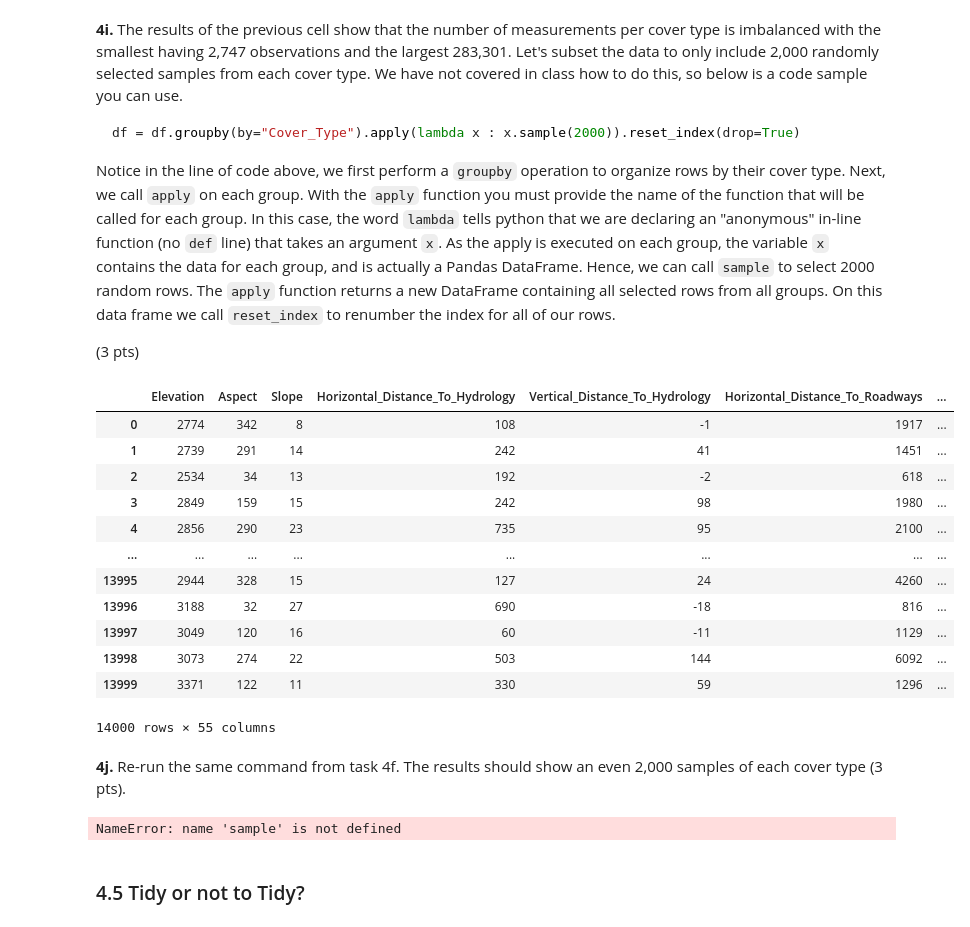
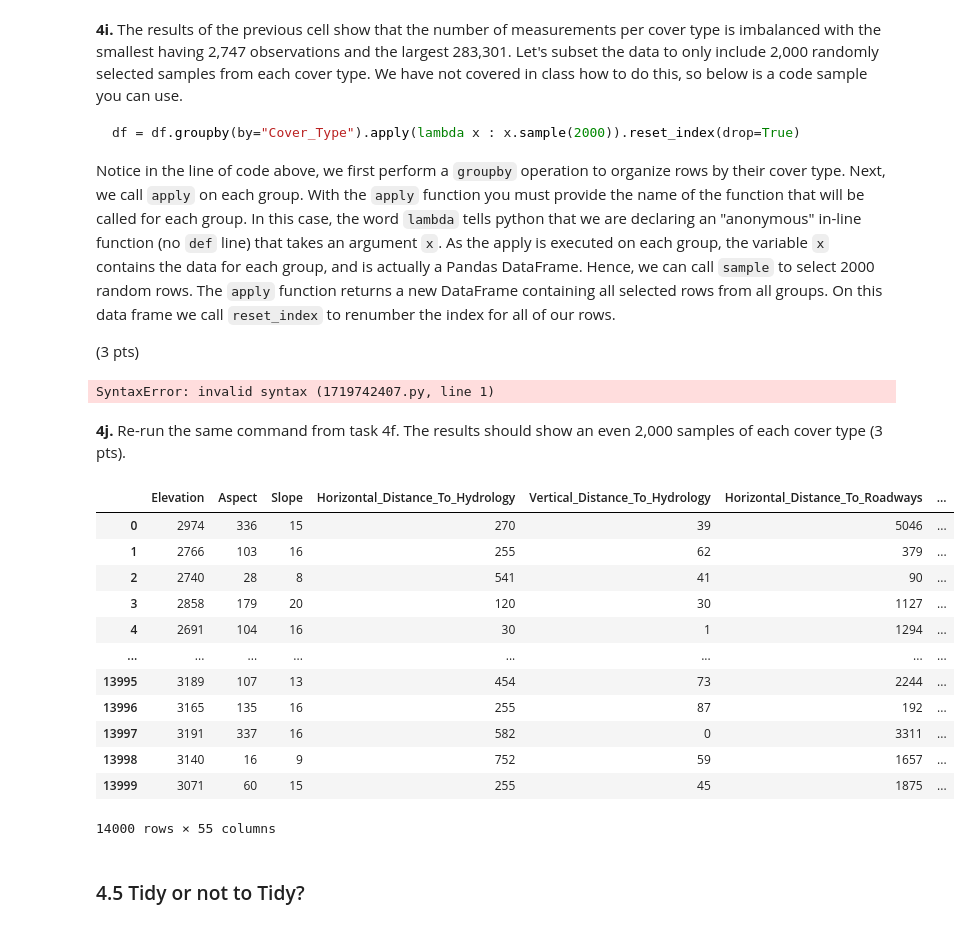
Before and after one commit to christopherbenedict/Data-Analytics-With-Python, a Jupyter notebook: Module2-Data_Analytics/project/P02-Unit_Project.ipynb, the cells around one changed output. Saved outputs shown, nothing was run; the diff lists cells and outputs as text; code cells hidden in the pictures.

```diff
--- a/Module2-Data_Analytics/project/P02-Unit_Project.ipynb
+++ b/Module2-Data_Analytics/project/P02-Unit_Project.ipynb
@@ -366,29 +366,29 @@ Notice in the line of code above, we first perform a `groupby` operation to orga
 
 (3 pts)
 # %%
-cov_df = cov_df.groupby(by="Cover_Type").apply(lambda x : x.sample(2000)).reset_index(drop=True)
+cov_df = cov_df.groupby(by="Cover_Type").apply(size x : x.sample(2000)).reset_index(drop=True)
 cov_df
 # %% [output]
-|  | Elevation | Aspect | Slope | Horizontal_Distance_To_Hydrology | Vertical_Distance_To_Hydrology | Horizontal_Distance_To_Roadways | ... |
-| 0 | 2774 | 342 | 8 | 108 | -1 | 1917 | ... |
-| 1 | 2739 | 291 | 14 | 242 | 41 | 1451 | ... |
-| 2 | 2534 | 34 | 13 | 192 | -2 | 618 | ... |
-| 3 | 2849 | 159 | 15 | 242 | 98 | 1980 | ... |
-| 4 | 2856 | 290 | 23 | 735 | 95 | 2100 | ... |
-| ... | ... | ... | ... | ... | ... | ... | ... |
-| 13995 | 2944 | 328 | 15 | 127 | 24 | 4260 | ... |
-| 13996 | 3188 | 32 | 27 | 690 | -18 | 816 | ... |
-| 13997 | 3049 | 120 | 16 | 60 | -11 | 1129 | ... |
-| 13998 | 3073 | 274 | 22 | 503 | 144 | 6092 | ... |
-| 13999 | 3371 | 122 | 11 | 330 | 59 | 1296 | ... |
-14000 rows × 55 columns
+SyntaxError: invalid syntax (1719742407.py, line 1)
 # %% [markdown]
 **4j.** Re-run the same command from task 4f. The results should show an even 2,000 samples of each cover type (3 pts).
 # %%
-cov_df = cov_df.groupby(by="Cover_Type").apply(sample(2000)).reset_index(drop=True)
+cov_df = cov_df.groupby(by="Cover_Type").apply(lambda x: x.sample(2000)).reset_index(drop=True)
 cov_df
 # %% [output]
+|  | Elevation | Aspect | Slope | Horizontal_Distance_To_Hydrology | Vertical_Distance_To_Hydrology | Horizontal_Distance_To_Roadways | ... |
+| 0 | 2974 | 336 | 15 | 270 | 39 | 5046 | ... |
+| 1 | 2766 | 103 | 16 | 255 | 62 | 379 | ... |
+| 2 | 2740 | 28 | 8 | 541 | 41 | 90 | ... |
+| 3 | 2858 | 179 | 20 | 120 | 30 | 1127 | ... |
+| 4 | 2691 | 104 | 16 | 30 | 1 | 1294 | ... |
+| ... | ... | ... | ... | ... | ... | ... | ... |
+| 13995 | 3189 | 107 | 13 | 454 | 73 | 2244 | ... |
+| 13996 | 3165 | 135 | 16 | 255 | 87 | 192 | ... |
+| 13997 | 3191 | 337 | 16 | 582 | 0 | 3311 | ... |
+| 13998 | 3140 | 16 | 9 | 752 | 59 | 1657 | ... |
+| 13999 | 3071 | 60 | 15 | 255 | 45 | 1875 | ... |
-NameError: name 'sample' is not defined
+14000 rows × 55 columns
 # %% [markdown]
 ### 4.5 Tidy or not to Tidy?
 # %% [markdown]
```
Also changed, not shown: parts of 1 cell of this notebook, 2 other files.
